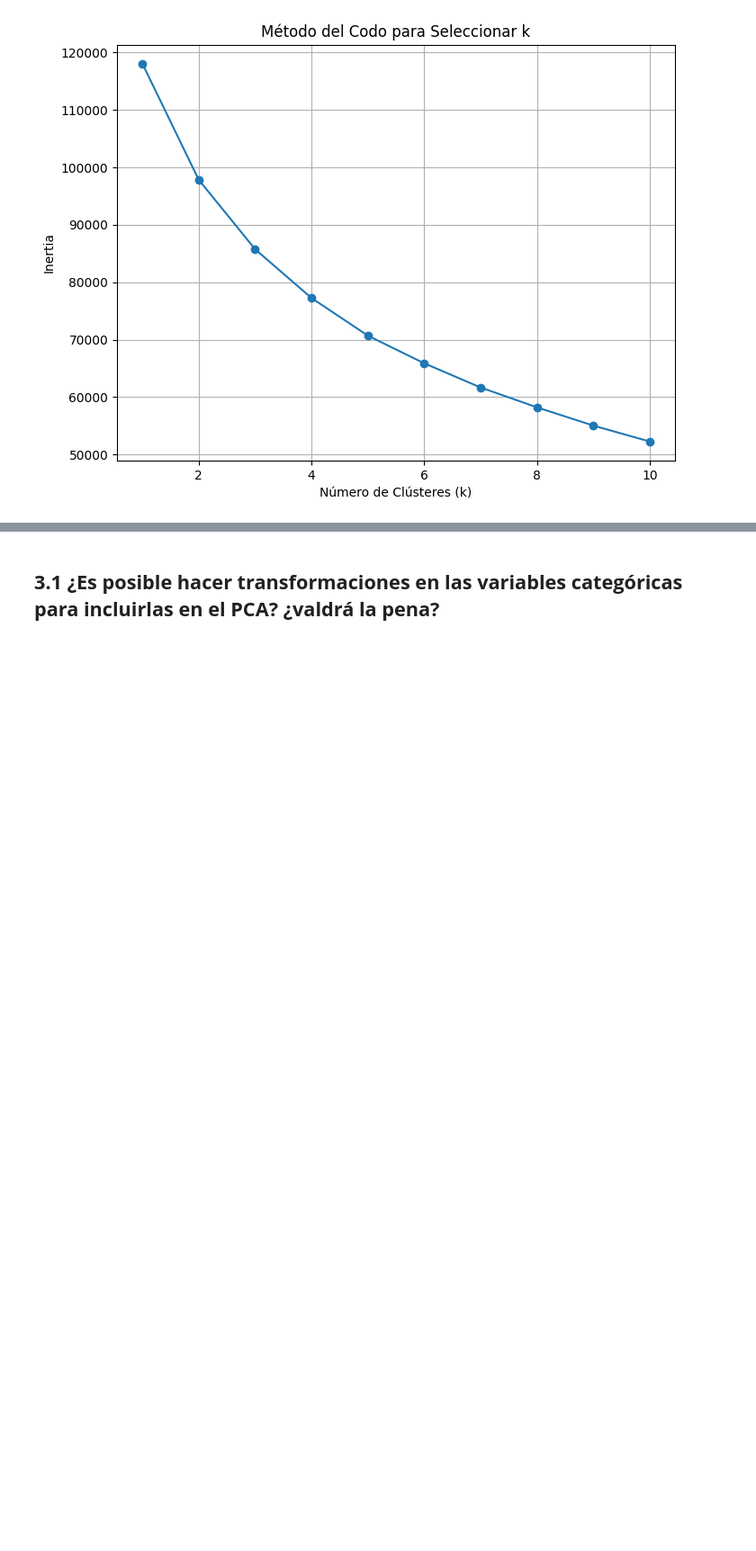
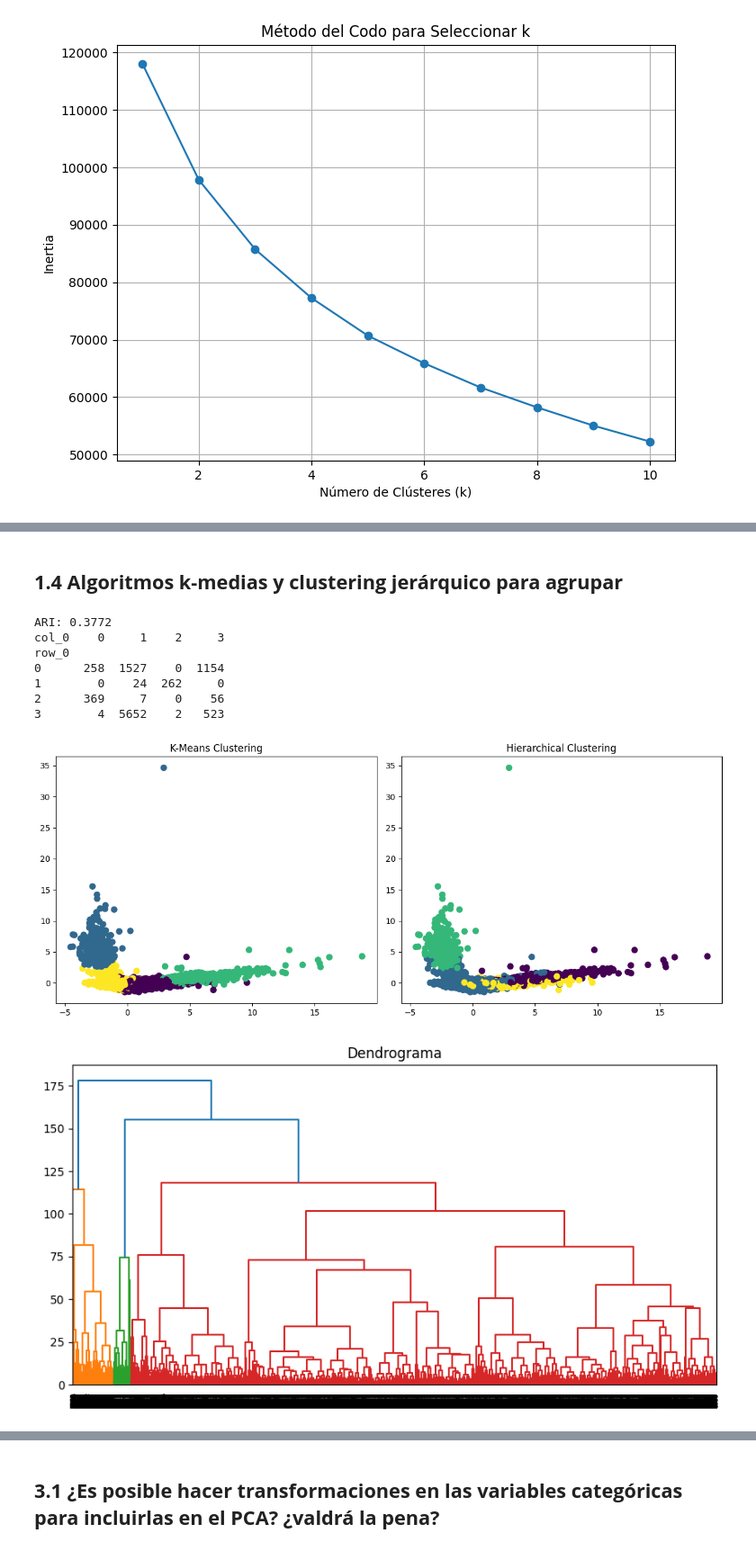
Before and after one commit to sofigo1010/mineria-de-datos, a Jupyter notebook: movies/proyecto1.ipynb, the cells around one changed output, grey strips where cells are left out. Shown at 90% size. Drawn from its saved outputs; the diff is of its cells as text; code cells hidden in the pictures; blank space fills up the shorter version.

```diff
--- a/movies/proyecto1.ipynb
+++ b/movies/proyecto1.ipynb
@@ -220,0 +225,55 @@ plt.show()
+# %% [markdown]
+## **1.4 Algoritmos k-medias y clustering jerárquico para agrupar**
+# %%
+import pandas as pd
+import numpy as np
+import matplotlib.pyplot as plt
+import seaborn as sns
+from sklearn.cluster import KMeans, AgglomerativeClustering
+from sklearn.metrics.cluster import adjusted_rand_score
+from sklearn.decomposition import PCA
+from scipy.cluster.hierarchy import dendrogram, linkage
+
+k = 4
+kmeans = KMeans(n_clusters=k, random_state=42, n_init=10)
+kmeans_labels = kmeans.fit_predict(X_scaled)
+
+hierarchical = AgglomerativeClustering(n_clusters=k, linkage='ward')
+hierarchical_labels = hierarchical.fit_predict(X_scaled)
+
+ari = adjusted_rand_score(kmeans_labels, hierarchical_labels)
+print(f"ARI: {ari:.4f}")
+
+comparison_table = pd.crosstab(kmeans_labels, hierarchical_labels)
+print(comparison_table)
+
+pca = PCA(n_components=2)
+X_pca = pca.fit_transform(X_scaled)
+
+plt.figure(figsize=(12,5))
+plt.subplot(1, 2, 1)
+plt.scatter(X_pca[:,0], X_pca[:,1], c=kmeans_labels, cmap='viridis', s=50)
+plt.title("K-Means Clustering")
+
+plt.subplot(1, 2, 2)
+plt.scatter(X_pca[:,0], X_pca[:,1], c=hierarchical_labels, cmap='viridis', s=50)
+plt.title("Hierarchical Clustering")
+
+plt.tight_layout()
+plt.show()
+
+Z = linkage(X_scaled, method='ward')
+plt.figure(figsize=(10, 5))
+dendrogram(Z)
+plt.title("Dendrograma")
+plt.show()
+# %% [output]
+ARI: 0.3772
+col_0    0     1    2     3
+row_0
+0      258  1527    0  1154
+1        0    24  262     0
+2      369     7    0    56
+3        4  5652    2   523
+[figure, added]
+[figure, added]
```
Also changed, not shown: parts of 12 cells of this notebook.
